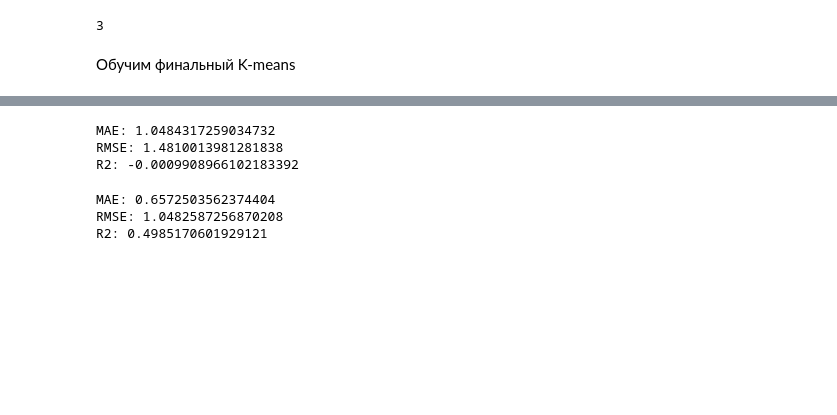
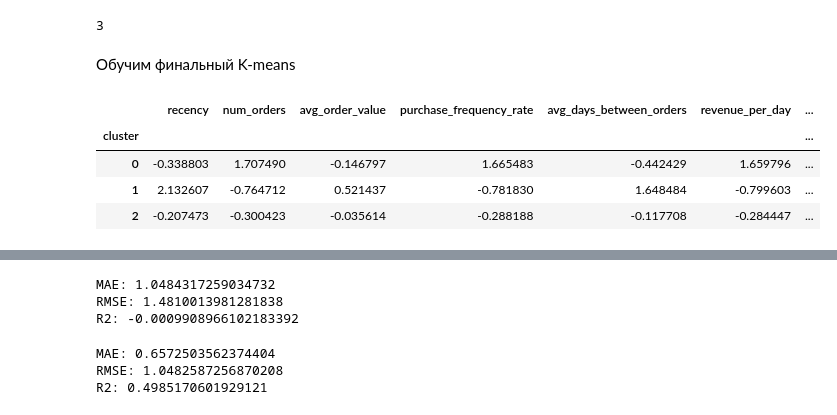
Before and after one commit to arlinrus/vkr, a Jupyter notebook: diplom.ipynb, the cells around one changed output, grey strips where cells are left out. Cells and saved outputs as stored; diff of their text form; code cells hidden in the pictures; blank space fills up the shorter version.

```diff
--- a/diplom.ipynb
+++ b/diplom.ipynb
@@ -782,0 +801,11 @@ best_k
+# %%
+X_train_num_copy = X_train_num.copy()
+X_train_num_copy['cluster'] = X_train_cl
+
+X_train_num_copy.groupby('cluster')[cluster_f].mean()
+# %% [output]
+|  | recency | num_orders | avg_order_value | purchase_frequency_rate | avg_days_between_orders | revenue_per_day | ... |
+| cluster |  |  |  |  |  |  | ... |
+| 0 | -0.338803 | 1.707490 | -0.146797 | 1.665483 | -0.442429 | 1.659796 | ... |
+| 1 | 2.132607 | -0.764712 | 0.521437 | -0.781830 | 1.648484 | -0.799603 | ... |
+| 2 | -0.207473 | -0.300423 | -0.035614 | -0.288188 | -0.117708 | -0.284447 | ... |
```
Also changed, not shown: parts of 4 cells of this notebook.
